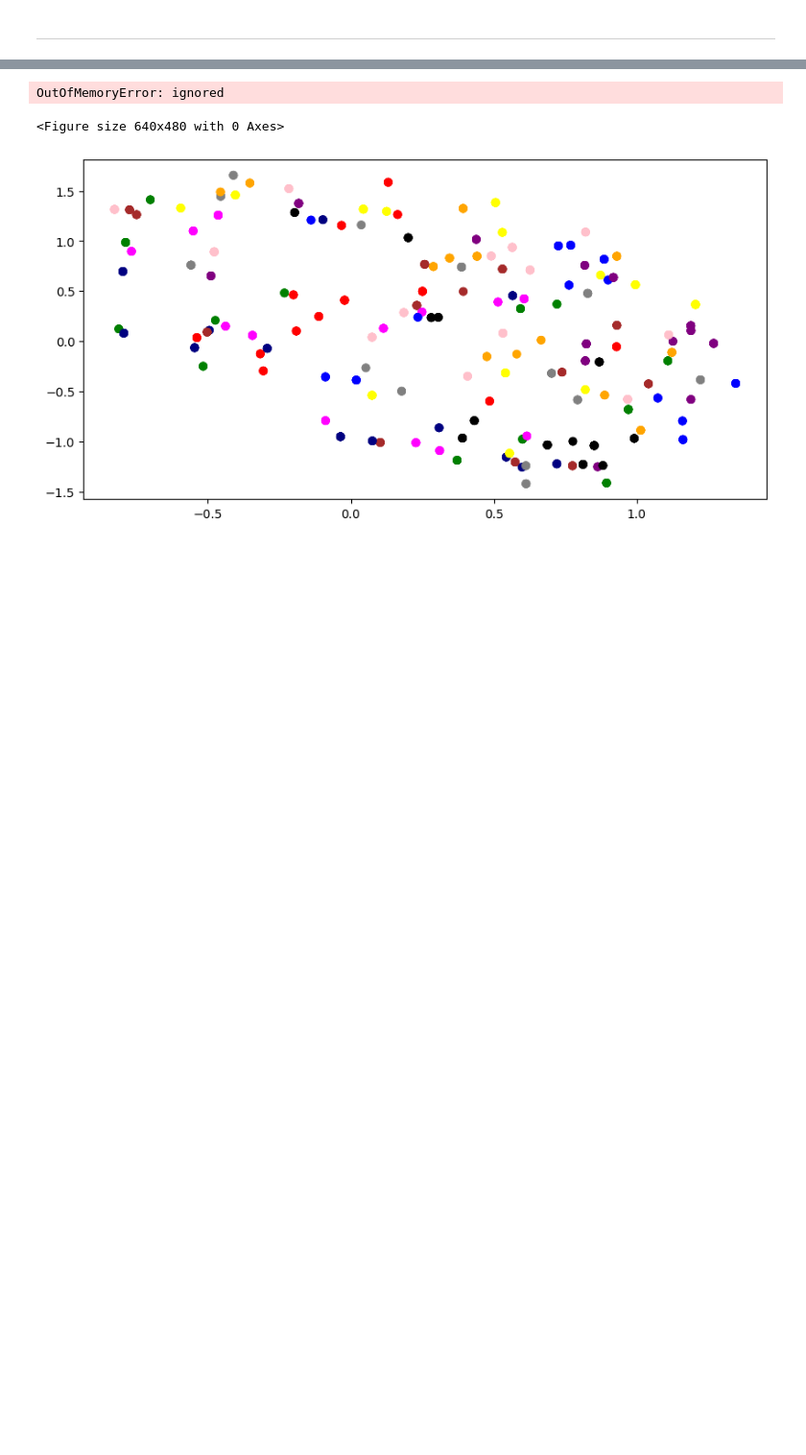
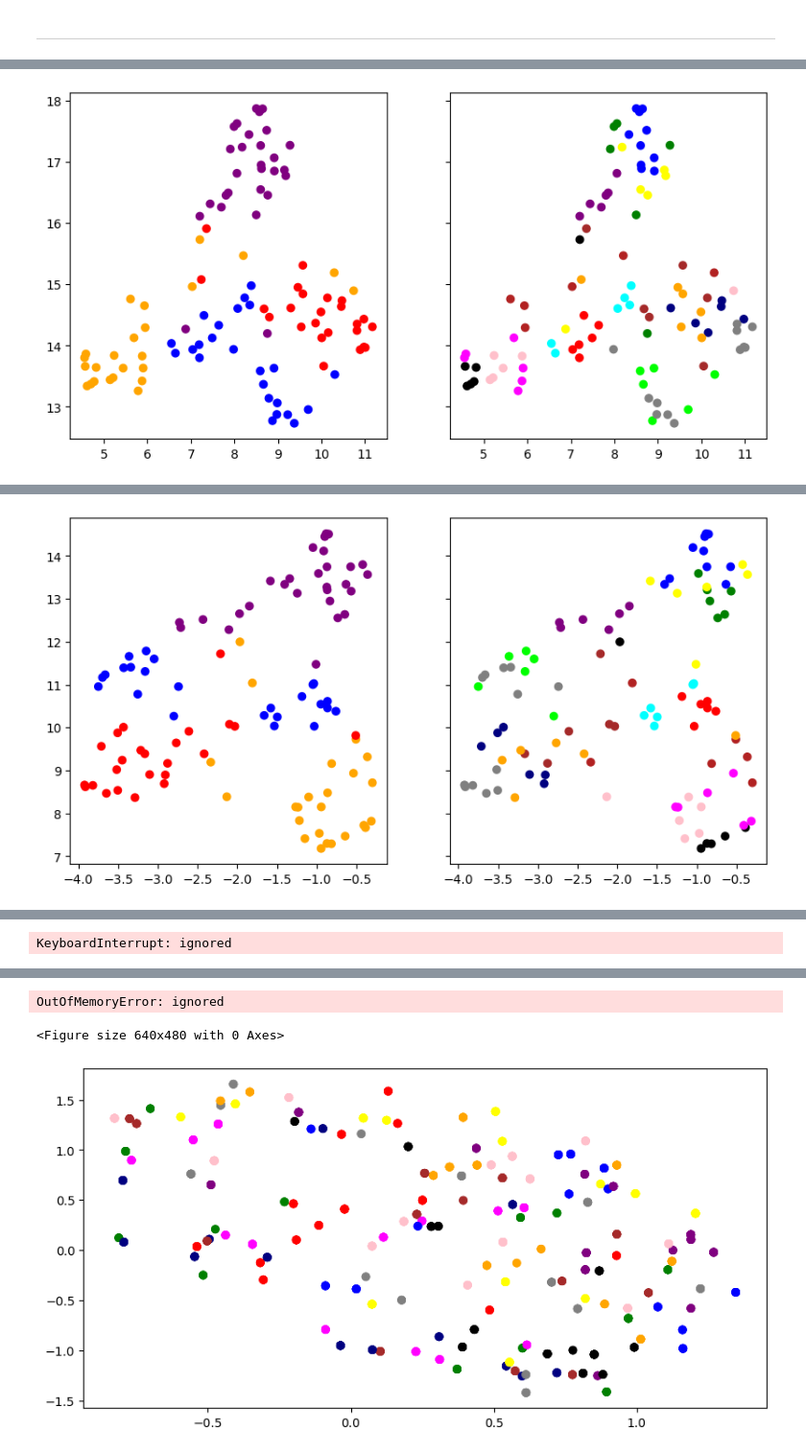
Before and after one commit to flori-margaritescu/human-judgements-honours, a Jupyter notebook: CNN_models_simple.ipynb, the cells around one changed output, grey strips where cells are left out. Shown at 96% size. Cells and saved outputs as stored; diff of their text form; code cells hidden in the pictures; blank space fills up the shorter version.

```diff
--- a/CNN_models_simple.ipynb
+++ b/CNN_models_simple.ipynb
@@ -4202,0 +4416,6 @@ def train_model(path, image_type, model, frozen, similar):
+# %%
+ResNet = ResNet_Triplet34()
+ResNet = ResNet.to(DEVICE)
+
+embeddings = train_model(birds_disimilar_8rank2_BALANCED,"jpg", ResNet, False, False)
+# %% [output]
@@ -4202,0 +4433 @@ def train_model(path, image_type, model, frozen, similar):
+[figure, added]
@@ -4202,0 +4445 @@ def train_model(path, image_type, model, frozen, similar):
+[figure, added]
@@ -4203,3 +4450,4 @@ def train_model(path, image_type, model, frozen, similar):
+KeyboardInterrupt: ignored
 # %%
 ResNet = ResNet_Triplet34()
 ResNet = ResNet.to(DEVICE)
```
Also changed, not shown: parts of 12 cells of this notebook.
